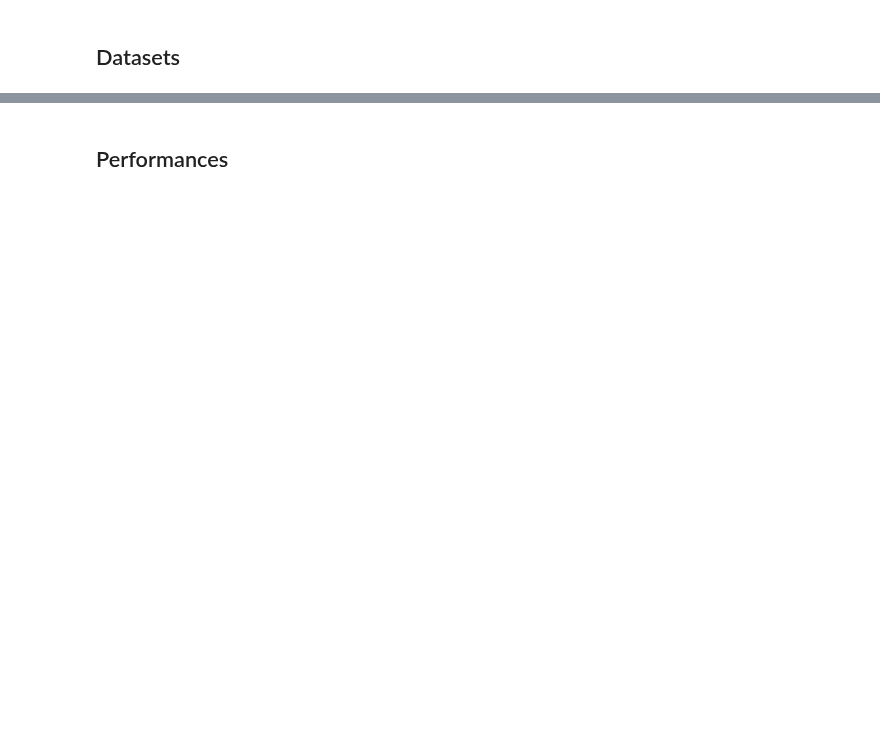
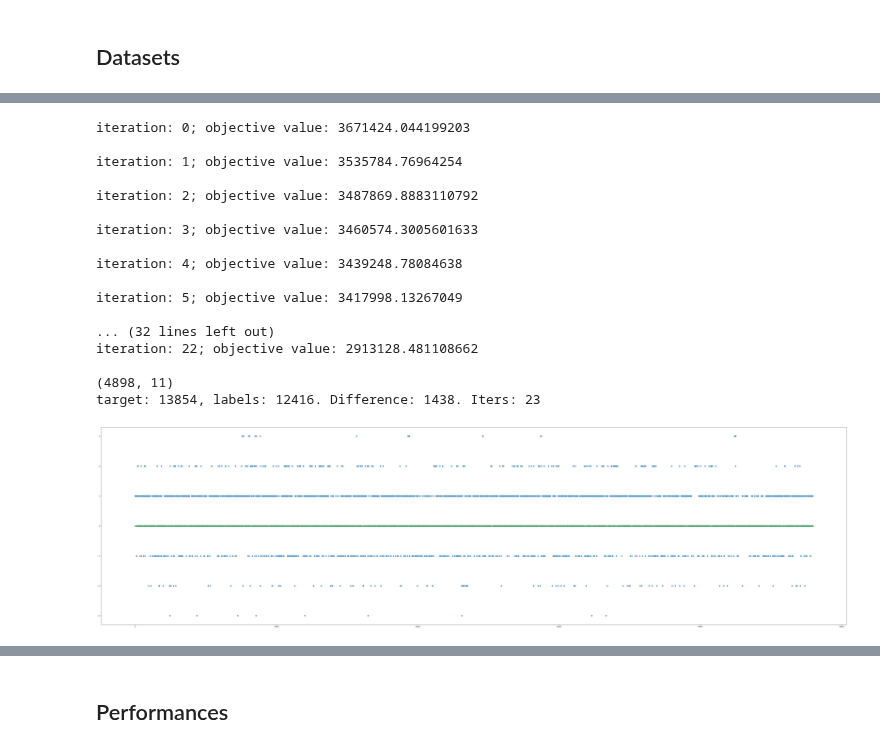
Before and after one commit to Ddav3/Clustering-with-Outlier-Removal-Implementation, a Jupyter notebook: COR.ipynb, the cells around one changed output, grey strips where cells are left out. Drawn from its saved outputs; the diff is of its cells as text; code cells hidden in the pictures; blank space fills up the shorter version.

```diff
--- a/COR.ipynb
+++ b/COR.ipynb
@@ -191,0 +232,37 @@ target: 4215, labels: 3474. Difference: 741. Iters: 3
+# %%
+white_wine_quality = pd.read_csv("datasets/wine+quality/winequality-white.csv",delimiter=";")
+
+target = white_wine_quality["quality"].to_numpy()
+white_wine_quality.drop("quality",axis = 1, inplace = True)
+
+target  = target - min(target)
+white_wine_quality = normalise_numeric(white_wine_quality)
+
+labels, obj, stats = COR(white_wine_quality,len(np.unique(target)),100, 200)
+inliers_mask = labels != -1
+
+
+print(white_wine_quality.shape)
+
+print(f"target: {sum(target[inliers_mask])}, labels: {sum(labels[inliers_mask])}. Difference: {sum(target[labels!=-1]-labels[labels!=-1])}. Iters: {stats["n_iterations"]}")
+
+plot_target_differences(target = target[inliers_mask], labels = labels[inliers_mask])
+# %% [output]
+iteration: 0; objective value: 3671424.044199203
+
+iteration: 1; objective value: 3535784.76964254
+
+iteration: 2; objective value: 3487869.8883110792
+
+iteration: 3; objective value: 3460574.3005601633
+
+iteration: 4; objective value: 3439248.78084638
+
+iteration: 5; objective value: 3417998.13267049
+
+... (32 lines left out)
+iteration: 22; objective value: 2913128.481108662
+
+(4898, 11)
+target: 13854, labels: 12416. Difference: 1438. Iters: 23
+[figure, added]
```
Also changed, not shown: parts of 9 cells of this notebook, 1 other file.
